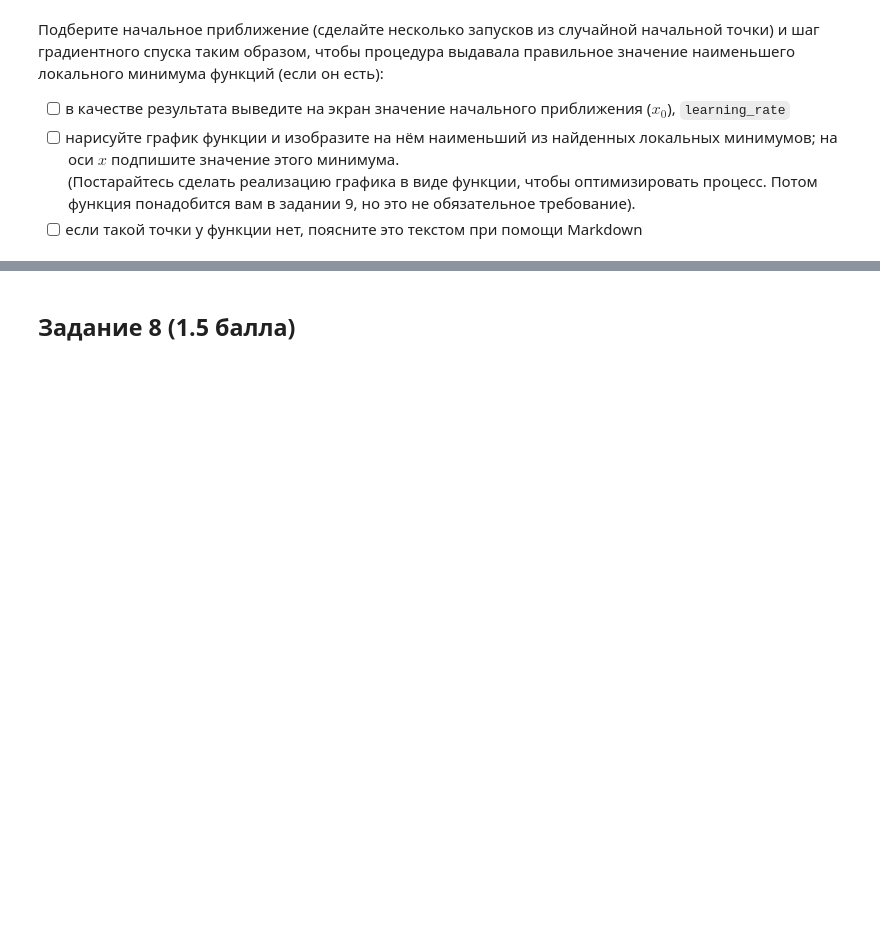
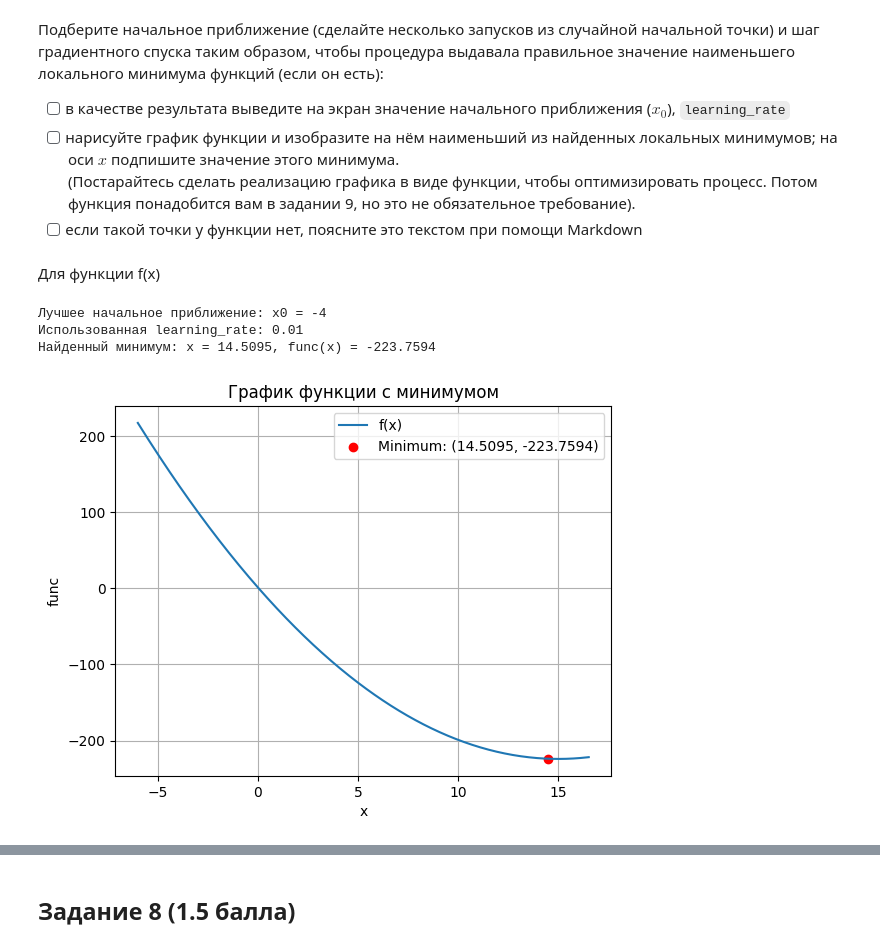
Before and after one commit to VladislavTokarev02/AI_ML_homework, a Jupyter notebook: Hometasks/Base/AI_HW2_GD_base.ipynb, the cells around one changed output, grey strips where cells are left out. Cells and saved outputs as stored; diff of their text form; code cells hidden in the pictures; blank space fills up the shorter version.

```diff
--- a/Hometasks/Base/AI_HW2_GD_base.ipynb
+++ b/Hometasks/Base/AI_HW2_GD_base.ipynb
@@ -444,0 +505,53 @@ grad_jx[0]
+# %%
+def plot_function_with_minimum(func, trace, minimum_x, minimum_y):
+    x = sp.Symbol('x')
+    func_lambdified = sp.lambdify(x, func, modules=['numpy'])
+
+    x_vals = np.linspace(min(trace) - 2, max(trace) + 2, 500)
+    y_vals = func_lambdified(x_vals)
+
+    plt.plot(x_vals, y_vals, label="f(x)")
+    plt.scatter(minimum_x, minimum_y, color='red', label=f"Minimum: ({minimum_x:.4f}, {minimum_y:.4f})")
+    plt.xlabel("x")
+    plt.ylabel("func")
+    plt.legend(loc="best")
+    plt.grid()
+    plt.title("График функции с минимумом")
+    plt.show()
+# %% [markdown]
+Для функции f(x)
+# %%
+func = func_fx
+learning_rate = 0.01
+epsilon = 0.01
+num_iterations = 10000
+delta = 1e-3
+
+# Список стартовых точек
+initial_points = [-4, 0, 2, 3, 6, 120, 20]
+
+# Поиск минимального значения
+best_x = None
+best_y = float('inf')
+best_trace = None
+best_start = None
+
+for x_start in initial_points:
+    x_min, y_min, trace = gradient_descent(func, x_start, learning_rate, epsilon, num_iterations, delta)
+    if y_min < best_y:
+        best_x, best_y = x_min, y_min
+        best_trace = trace
+        best_start = x_start
+
+# Вывод результатов
+print(f"Лучшее начальное приближение: x0 = {best_start}")
+print(f"Использованная learning_rate: {learning_rate}")
+print(f"Найденный минимум: x = {best_x:.4f}, func(x) = {best_y:.4f}")
+
+# Построение графика
+plot_function_with_minimum(func, best_trace, best_x, best_y)
+# %% [output]
+Лучшее начальное приближение: x0 = -4
+Использованная learning_rate: 0.01
+Найденный минимум: x = 14.5095, func(x) = -223.7594
+[figure, added]
```
Also changed, not shown: parts of 17 cells of this notebook.
